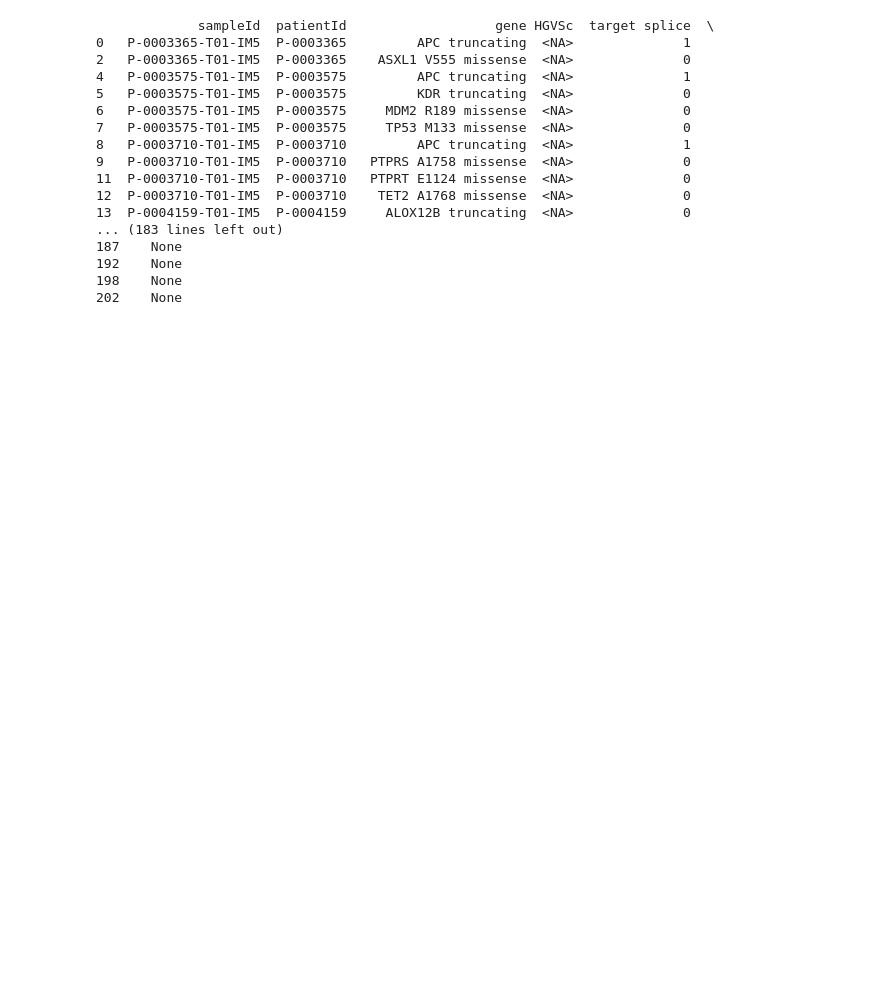
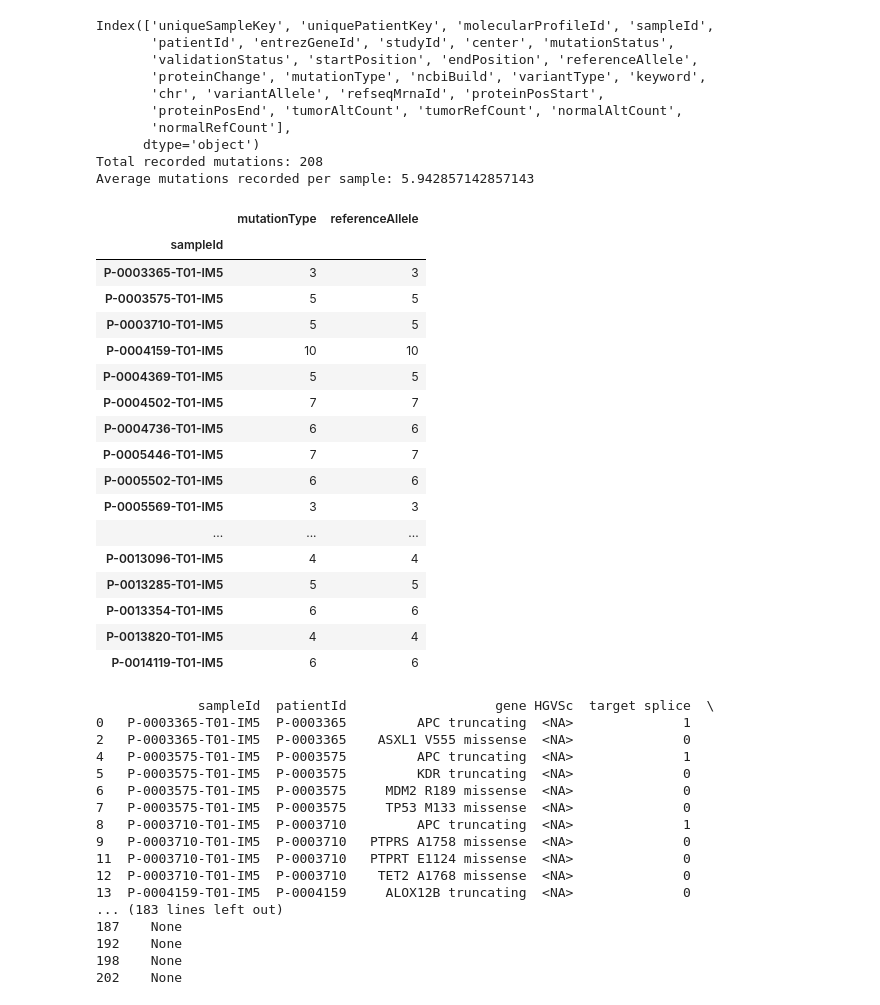
Before and after one commit to fredwdickinson/rscam-g6, a Jupyter notebook: all_mutations_COSMIC.ipynb, the cells around one changed output. Drawn from its saved outputs; the diff is of its cells as text; code cells hidden in the pictures; blank space fills up the shorter version.

```diff
--- a/all_mutations_COSMIC.ipynb
+++ b/all_mutations_COSMIC.ipynb
@@ -45,3 +65,40 @@ mut.to_csv("all_mutations_crc_msk2017_samples.csv", index=False)
+# %%
+import numpy as np
+print(mut.columns)
+print("Total recorded mutations:", len(mut))
+grouped = mut[["sampleId", "mutationType", "referenceAllele"]].groupby("sampleId")#.count()
+print("Average mutations recorded per sample:", np.mean(grouped.count()))
+grouped.count()
+# mut.head()
+# %% [output]
+Index(['uniqueSampleKey', 'uniquePatientKey', 'molecularProfileId', 'sampleId',
+       'patientId', 'entrezGeneId', 'studyId', 'center', 'mutationStatus',
+       'validationStatus', 'startPosition', 'endPosition', 'referenceAllele',
+       'proteinChange', 'mutationType', 'ncbiBuild', 'variantType', 'keyword',
+       'chr', 'variantAllele', 'refseqMrnaId', 'proteinPosStart',
+       'proteinPosEnd', 'tumorAltCount', 'tumorRefCount', 'normalAltCount',
+       'normalRefCount'],
+      dtype='object')
+Total recorded mutations: 208
+Average mutations recorded per sample: 5.942857142857143
+|  | mutationType | referenceAllele |
+| sampleId |  |  |
+| P-0003365-T01-IM5 | 3 | 3 |
+| P-0003575-T01-IM5 | 5 | 5 |
+| P-0003710-T01-IM5 | 5 | 5 |
+| P-0004159-T01-IM5 | 10 | 10 |
+| P-0004369-T01-IM5 | 5 | 5 |
+| P-0004502-T01-IM5 | 7 | 7 |
+| P-0004736-T01-IM5 | 6 | 6 |
+| P-0005446-T01-IM5 | 7 | 7 |
+| P-0005502-T01-IM5 | 6 | 6 |
+| P-0005569-T01-IM5 | 3 | 3 |
+| ... | ... | ... |
+| P-0013096-T01-IM5 | 4 | 4 |
+| P-0013285-T01-IM5 | 5 | 5 |
+| P-0013354-T01-IM5 | 6 | 6 |
+| P-0013820-T01-IM5 | 4 | 4 |
+| P-0014119-T01-IM5 | 6 | 6 |
 # %%
 import pandas as pd
 from pyfaidx import Fasta
```
Also changed, not shown: parts of 4 cells of this notebook.
